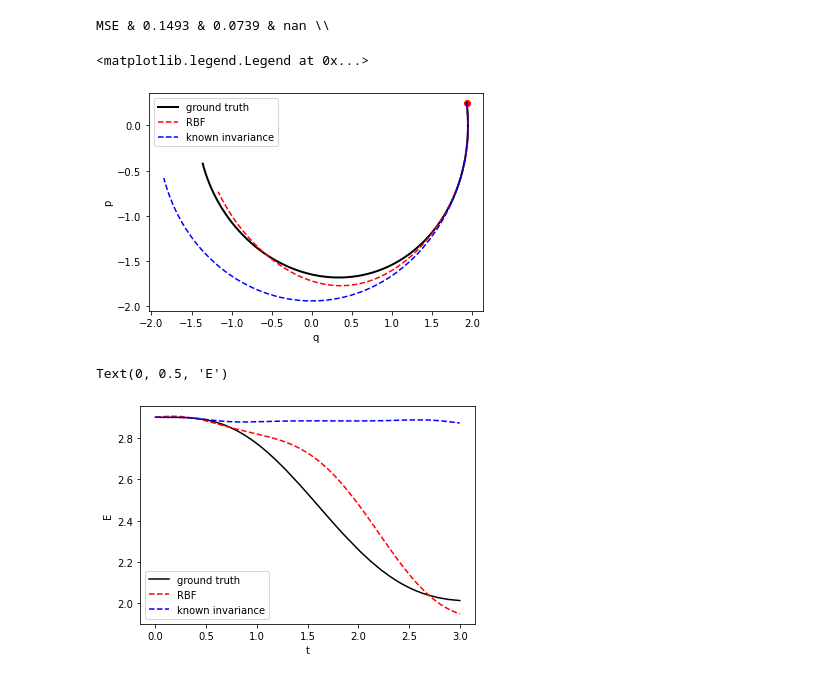
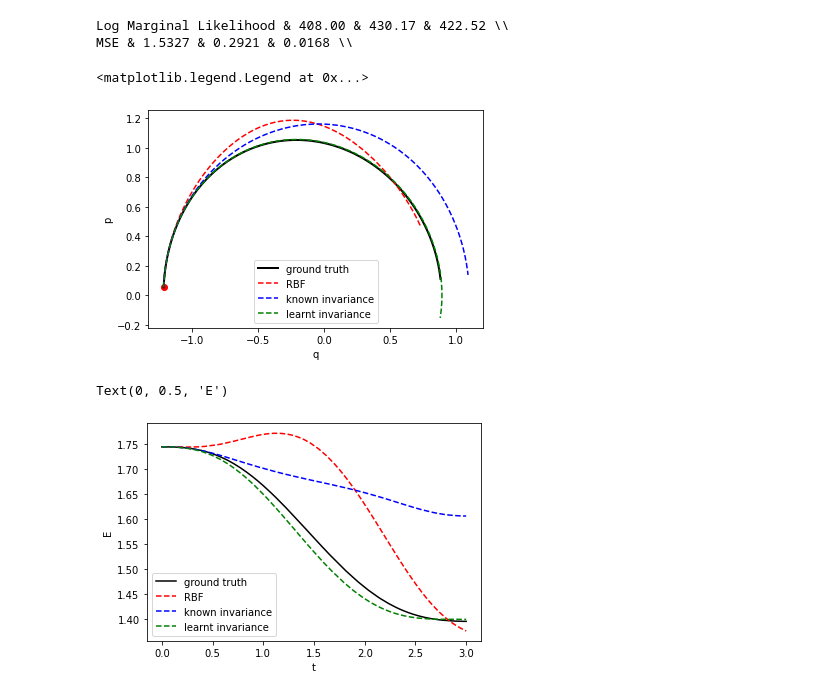
Before and after one commit to charlielao/dynamical_system_invariance_project, a Jupyter notebook: codes/latent.ipynb, the cells around one changed output. Cells and saved outputs as stored; diff of their text form; code cells hidden in the pictures.

Commit message:
done dp and latent pendulum

```diff
--- a/codes/latent.ipynb
+++ b/codes/latent.ipynb
@@ -158,21 +409,9 @@ kernel = get_latent_SHM_invariance(3, invar_density, jitter) #switch
 known = get_GPR_model(kernel, mean, data, 500)
 print("known: "+format(known.log_marginal_likelihood().numpy(),".2f"))
 i = 0
-'''
 for poly_f_d in [2]:
     for poly_g_d in [2]:
-        kernel = get_damped_polynomial_invariance(3, invar_density, jitter, poly_f_d, poly_g_d) #switch
+        kernel = get_latent_polynomial_invariance(3, invar_density, jitter, poly_f_d, poly_g_d) #switch
         m = get_GPR_model(kernel, mean, data, 3000)
-        print("(%s, %s)----------------------"%(poly_f_d-1, poly_g_d-1))
-        np.set_printoptions(precision=4)
-#            print(kernel.f_poly.numpy())
-#            print(kernel.g_poly.numpy())
-        print(format(m.log_marginal_likelihood().numpy(),".2f"))
-        latex+=format(m.log_marginal_likelihood().numpy(),".2f")
-        i+=1
-        if i%9==0:
-            latex+='\\'
-        else:
-            latex+="&"
-'''
+        print("learnt: "+format(m.log_marginal_likelihood().numpy(),".2f"))
 # %% [output]
@@ -182,5 +447,4 @@ known: 434.00
 # %%
-
 eva_future_moi = []
 eva_future_inv = []
 eva_future_inv_p = []
@@ -190,7 +454,7 @@ dynamics = damped_SHM_dynamics
 
 lml_moi = moi.log_marginal_likelihood().numpy()
 lml_inv = known.log_marginal_likelihood().numpy()
-#lml_inv_p = m.log_marginal_likelihood().numpy()
+lml_inv_p = m.log_marginal_likelihood().numpy()
 
 #grid_moi = (evaluate_model_grid(moi, grids, dynamics))
 #grid_inv = (evaluate_model_grid(known, grids, dynamics))
@@ -219,8 +483,9 @@ for i in range(5):
 
     evaluate_invariance =evaluate_model_future(known, test_starting, dynamics,time_setting, energy)
     eva_future_inv.append(evaluate_invariance[0])
+    print(evaluate_invariance[0])
 
-#    evaluate_invariance_p =evaluate_model_future(m, test_starting, dynamics, time_setting, energy)#, (m.kernel.inv_f, m.kernel.inv_g), (lambda x: x, lambda x:np.sin(x)))
-#    eva_future_inv_p.append(evaluate_invariance_p[0])
-    print(evaluate_invariance[0])
+    evaluate_invariance_p =evaluate_model_future(m, test_starting, dynamics, time_setting, energy)#, (m.kernel.inv_f, m.kernel.inv_g), (lambda x: x, lambda x:np.sin(x)))
+    eva_future_inv_p.append(evaluate_invariance_p[0])
+    print(evaluate_invariance_p[0])
 # %% [output]
@@ -231,37 +509,36 @@ for i in range(5):
 # %%
-
-
-#print("Log Marginal Likelihood & " + format((lml_moi),".2f")+" & "+ format((lml_inv),".2f") + " & "+ format((lml_inv_p),".2f") + " & "+' \\\\')
+print("Log Marginal Likelihood & " + format((lml_moi),".2f")+" & "+ format((lml_inv),".2f") + " & "+ format((lml_inv_p),".2f") +' \\\\')
 print("MSE & "+ format((np.mean(eva_future_moi)),".4f")+" & "+format(np.mean(eva_future_inv),".4f")+" & "+format((np.mean(eva_future_inv_p)),".4f")+ ' \\\\')
 # %% [output]
-MSE & 0.1493 & 0.0739 & nan \\
+Log Marginal Likelihood & 408.00 & 430.17 & 422.52 \\
+MSE & 1.5327 & 0.2921 & 0.0168 \\
 # %%
 
 import matplotlib.pyplot as plt
 fig, ax = plt.subplots()
 plt.plot(evaluate_moi[4][:,0],evaluate_moi[4][:,1], label="ground truth", color="black", linewidth=2)
 plt.plot(evaluate_moi[1][:,0],evaluate_moi[1][:,1], "--", label='RBF', color="red")
 plt.plot(evaluate_invariance[1][:,0],evaluate_invariance[1][:,1], "--", label="known invariance", color="blue")
-#plt.plot(evaluate_invariance_p[1][:,0],evaluate_invariance_p[1][:,1], "--", label="learnt invariance", color="green")
+plt.plot(evaluate_invariance_p[1][:,0],evaluate_invariance_p[1][:,1], "--", label="learnt invariance", color="green")
 plt.scatter(evaluate_moi[4][0,0],evaluate_moi[4][0,1],color="red")
 plt.xlabel("q")
 plt.ylabel("p")
 plt.legend()
 #plt.savefig("figures/shm_predicted.pdf")
 # %% [output]
 <matplotlib.legend.Legend at 0x...>
-[figure, old version]
+[figure, new version]
 # %%
 
 t = np.linspace(0, testing_time, int(testing_time/time_step))
 plt.plot(t, tf.squeeze(evaluate_invariance[5])+1, label="ground truth", color="black")
 plt.plot(t, tf.squeeze(evaluate_moi[6])+1, "--", label="RBF", color="red")
 plt.plot(t, tf.squeeze(evaluate_invariance[6])+1,"--" ,  label="known invariance", color="blue")
-#plt.plot(t, tf.squeeze(evaluate_invariance_p[6])+1, "--",label="learnt invariance", color="green")
+plt.plot(t, tf.squeeze(evaluate_invariance_p[6])+1, "--",label="learnt invariance", color="green")
 plt.legend()
 plt.xlabel("t")
 plt.ylabel("E")
 #plt.savefig("figures/shm_energy.pdf")
 # %% [output]
 Text(0, 0.5, 'E')
-[figure, old version]
+[figure, new version]
```
Also changed, not shown: parts of 8 cells of this notebook, 4 other files.
